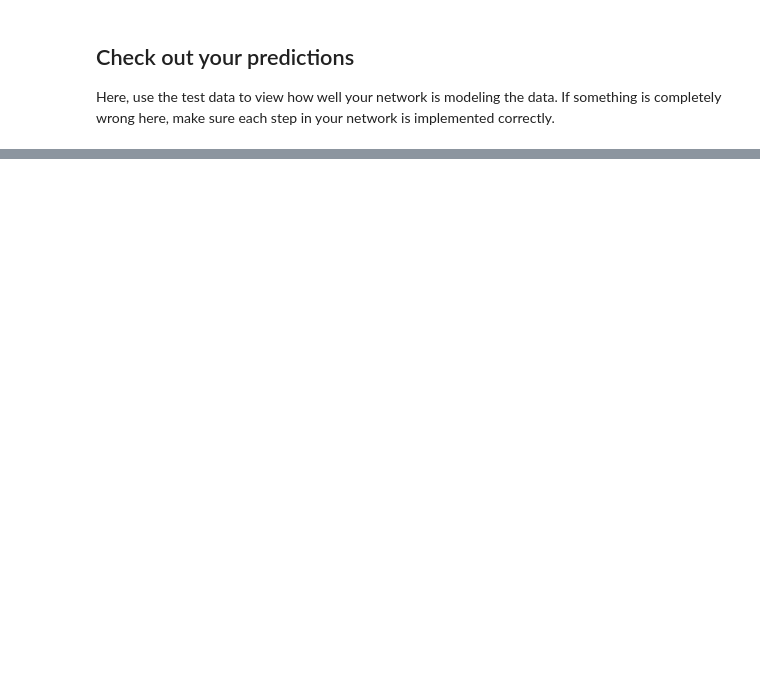
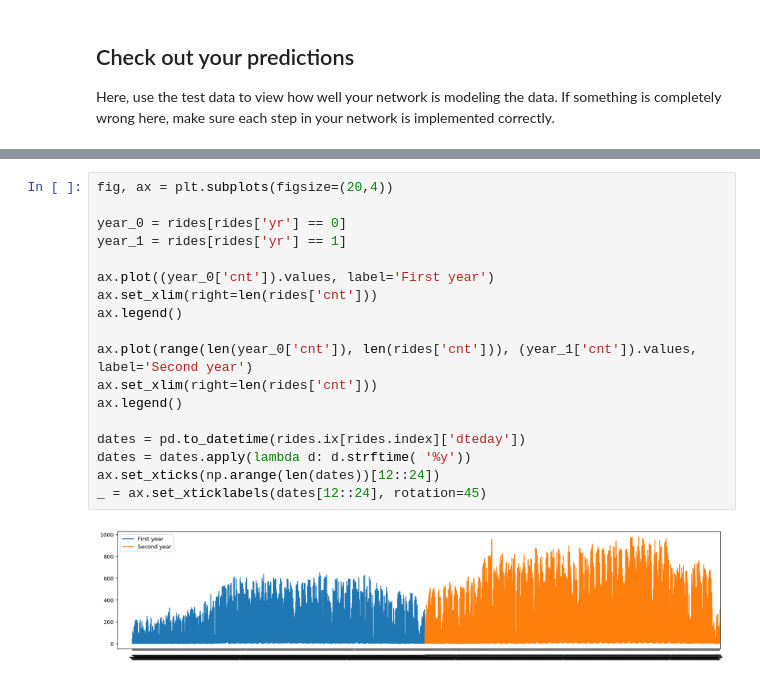
Before and after one commit to smasoudn/deep_net_small_examples, a Jupyter notebook: first-neural-network/Your_first_neural_network.ipynb, the cells around one changed output, grey strips where cells are left out. Drawn from its saved outputs; the diff is of its cells as text; blank space fills up the shorter version.

```diff
--- a/first-neural-network/Your_first_neural_network.ipynb
+++ b/first-neural-network/Your_first_neural_network.ipynb
@@ -263,0 +307,20 @@ Answer these questions about your results. How well does the model predict the d
+# %%
+fig, ax = plt.subplots(figsize=(20,4))
+
+year_0 = rides[rides['yr'] == 0]
+year_1 = rides[rides['yr'] == 1]
+
+ax.plot((year_0['cnt']).values, label='First year')
+ax.set_xlim(right=len(rides['cnt']))
+ax.legend()
+
+ax.plot(range(len(year_0['cnt']), len(rides['cnt'])), (year_1['cnt']).values, label='Second year')
+ax.set_xlim(right=len(rides['cnt']))
+ax.legend()
+
+dates = pd.to_datetime(rides.ix[rides.index]['dteday'])
+dates = dates.apply(lambda d: d.strftime( '%y'))
+ax.set_xticks(np.arange(len(dates))[12::24])
+_ = ax.set_xticklabels(dates[12::24], rotation=45)
+# %% [output]
+[figure, added]
```
Also changed, not shown: parts of 10 cells of this notebook, 1 other file.
